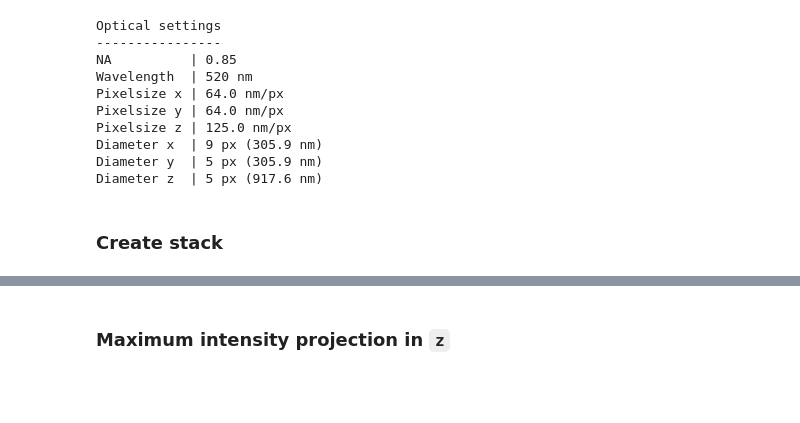
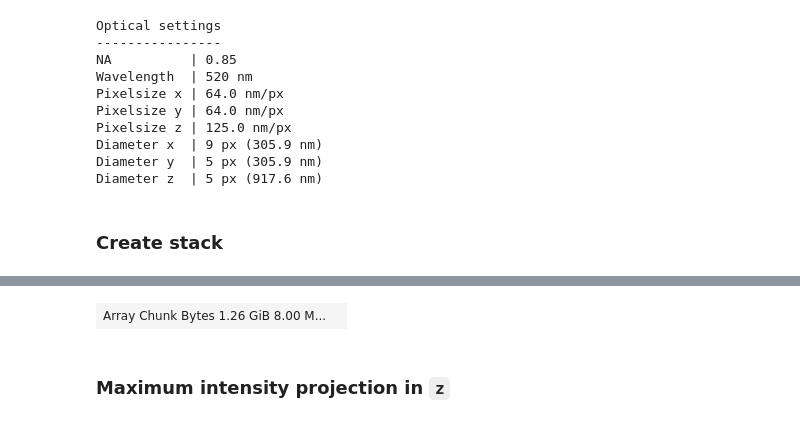
Before and after one commit to hoogenboom-group/PSF-Extractor, a Jupyter notebook: notebooks/walkthrough.ipynb, the cells around one changed output, grey strips where cells are left out. Cells and saved outputs as stored; diff of their text form; code cells hidden in the pictures; blank space fills up the shorter version.

```diff
--- a/notebooks/walkthrough.ipynb
+++ b/notebooks/walkthrough.ipynb
@@ -116,2 +248,6 @@ INFO:root:(32, 2048, 2448) image stack created succesfully.
+# %%
+stack
+# %% [output]
+| Array Chunk Bytes 1.26 GiB 8.00 M... |  |
 # %% [markdown]
 ### Maximum intensity projection in `z`
```
Also changed, not shown: parts of 13 cells of this notebook.
